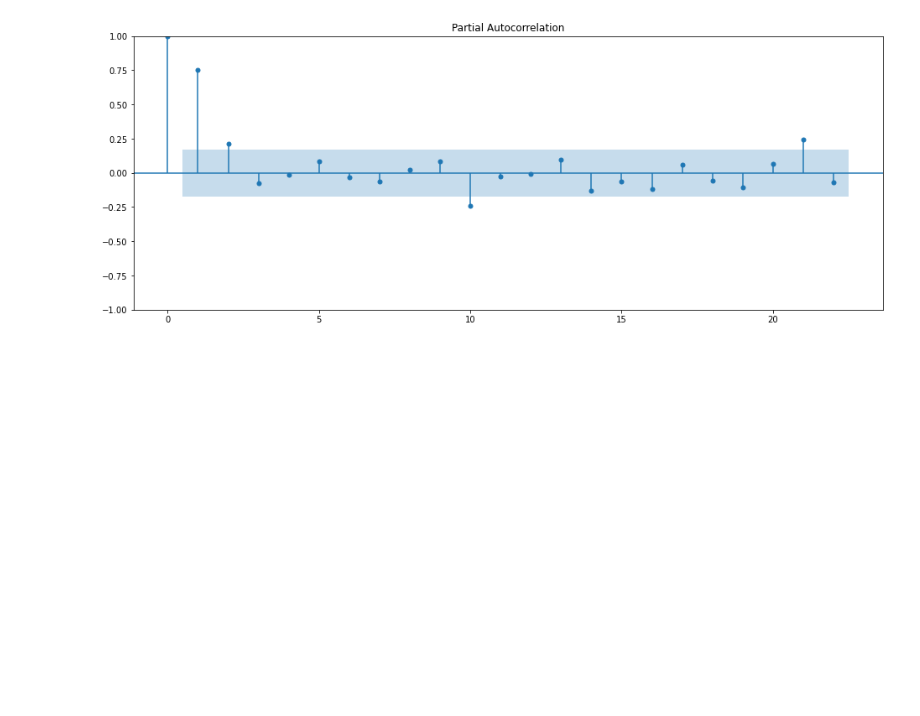
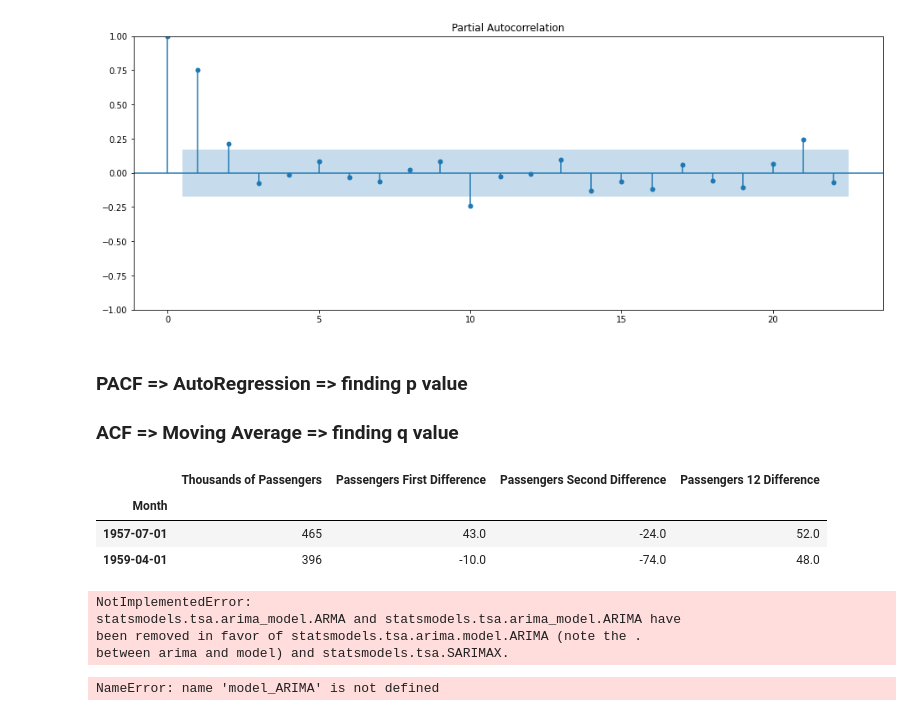
Before and after one commit to SleepyRizi/DataScience, a Jupyter notebook: Time Series EDA/3. Time series ARIMA.ipynb, the cells around one changed output. Saved outputs shown, nothing was run; the diff lists cells and outputs as text; code cells hidden in the pictures; blank space fills up the shorter version.

Commit message:
ARIMA

```diff
--- a/Time Series EDA/3. Time series ARIMA.ipynb
+++ b/Time Series EDA/3. Time series ARIMA.ipynb
@@ -181,2 +183,12 @@ pacf12=plot_pacf(df['Passengers 12 Difference'].dropna())
 # %% [output]
 [figure]
+# %% [markdown]
+### PACF => AutoRegression => finding p value
+### ACF   => Moving Average => finding q value
+# %%
+from datetime import datetime,timedelta
+train_dataset_end=datetime(1955,12,1)
+test_dataset_end=datetime(1960,12,1)
+# %%
+train_data=df[:train_dataset_end]
+test_data=df[train_dataset_end+timedelta(days=1):test_dataset_end]
@@ -182,0 +199,7 @@ pacf12=plot_pacf(df['Passengers 12 Difference'].dropna())
+# %%
+test_data.sample(2)
+# %% [output]
+|  | Thousands of Passengers | Passengers First Difference | Passengers Second Difference | Passengers 12 Difference |
+| Month |  |  |  |  |
+| 1957-07-01 | 465 | 43.0 | -24.0 | 52.0 |
+| 1959-04-01 | 396 | -10.0 | -74.0 | 48.0 |
@@ -182,0 +208,11 @@ pacf12=plot_pacf(df['Passengers 12 Difference'].dropna())
+# %%
+model_ARIMA=ARIMA(train_data['Thousands of Passengers'],order=(10,2,0))
+# %% [output]
+NotImplementedError:
+statsmodels.tsa.arima_model.ARMA and statsmodels.tsa.arima_model.ARIMA have
+been removed in favor of statsmodels.tsa.arima.model.ARIMA (note the .
+between arima and model) and statsmodels.tsa.SARIMAX.
+# %%
+model_Arima_fit=model_ARIMA.fit()
+# %% [output]
+NameError: name 'model_ARIMA' is not defined
```
Also changed, not shown: parts of 4 cells of this notebook.
